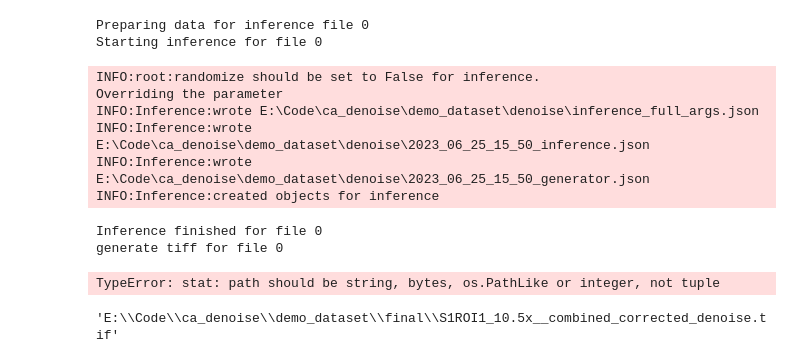
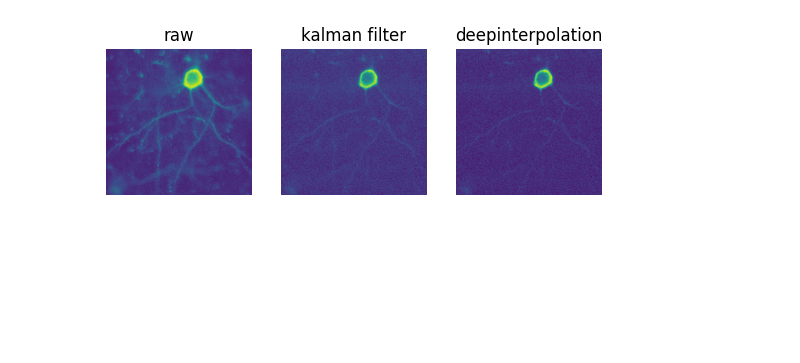
Before and after one commit to shulanx1/deepinterpolation_denoise, a Jupyter notebook: pipeline.ipynb, the cells around one changed output. Drawn from its saved outputs; the diff is of its cells as text; code cells hidden in the pictures; blank space fills up the shorter version.

```diff
--- a/pipeline.ipynb
+++ b/pipeline.ipynb
@@ -12,7 +12,7 @@ from main.quick_deepinterp import *
 from ScanImageTiffReader import ScanImageTiffReader
 import numpy as np
 # %%
-fld = 'E:\\Code\\ca_denoise\\demo_dataset'
+fld = 'E:\\Code\\EMBRIO_workshop_Caimage\\deepinterpolation_denoise\\demo_dataset'
 preflix = 'S1ROI1_10.5x_'
 # %%
 combine_tiff(fld, preflix, if_combine = 1)
@@ -79,13 +45,0 @@ generator_param["total_samples"] = n_frame
-# %%
-quick_inference(fld, generator_param)
-# %% [output]
-Preparing data for inference file 0
-Starting inference for file 0
-INFO:root:randomize should be set to False for inference.                         Overriding the parameter
-INFO:Inference:wrote E:\Code\ca_denoise\demo_dataset\denoise\inference_full_args.json
-INFO:Inference:wrote E:\Code\ca_denoise\demo_dataset\denoise\2023_06_25_15_50_inference.json
-INFO:Inference:wrote E:\Code\ca_denoise\demo_dataset\denoise\2023_06_25_15_50_generator.json
-INFO:Inference:created objects for inference
-Inference finished for file 0
-generate tiff for file 0
-TypeError: stat: path should be string, bytes, os.PathLike or integer, not tuple
@@ -118,14 +46,24 @@ def h5_2_tiff(out_file, orig_file, generator_param):
-# %%
-output_dir = os.path.join(fld, "denoise")
-file = glob.glob(os.path.join(fld, "mc" , "*.tif"))[0]
-base_file = os.path.splitext(os.path.basename(file))[0]
-outfile = os.path.join(output_dir, base_file+'_denoise.h5')
-
-h5_2_tiff(outfile, file, generator_param)
-# %%
-final_dir = os.path.join(os.path.dirname(os.path.dirname(outfile)), "final")
-basename = os.path.splitext(os.path.basename(outfile))[0]
-
-os.path.join(final_dir, basename) + '.tif'
-# %% [output]
-'E:\\Code\\ca_denoise\\demo_dataset\\final\\S1ROI1_10.5x__combined_corrected_denoise.tif'
+# %%
+# for demo only, plot the std projection before and after denoise
+orig_files = glob.glob(os.path.join(fld,preflix + '*.tif'))
+all_m = []
+for k, file in enumerate(orig_files):
+# m = cm.load_movie_chain(files)
+    all_m.append(ScanImageTiffReader(file).data())
+m = np.concatenate(all_m, axis = 0)
+filt_files = glob.glob(os.path.join(fld, "pre",'*.tif'))
+m_filt = ScanImageTiffReader(filt_files[0]).data()
+denoise_files = glob.glob(os.path.join(fld, "final",'*.tif'))
+m_denoise = ScanImageTiffReader(denoise_files[0]).data()
+import matplotlib.pyplot as plt
+fig, axs = plt.subplots(1, 3)
+axs[0].imshow(m.std(axis = 0))
+axs[0].set_title("raw")
+axs[1].imshow(m_filt.std(axis = 0))
+axs[1].set_title("kalman filter")
+axs[2].imshow(m_denoise.std(axis = 0))
+axs[2].set_title("deepinterpolation")
+for ax in axs:
+    ax.axis("off")
+# %% [output]
+[figure, added]
```
Also changed, not shown: parts of 3 cells of this notebook, 3 other files.
